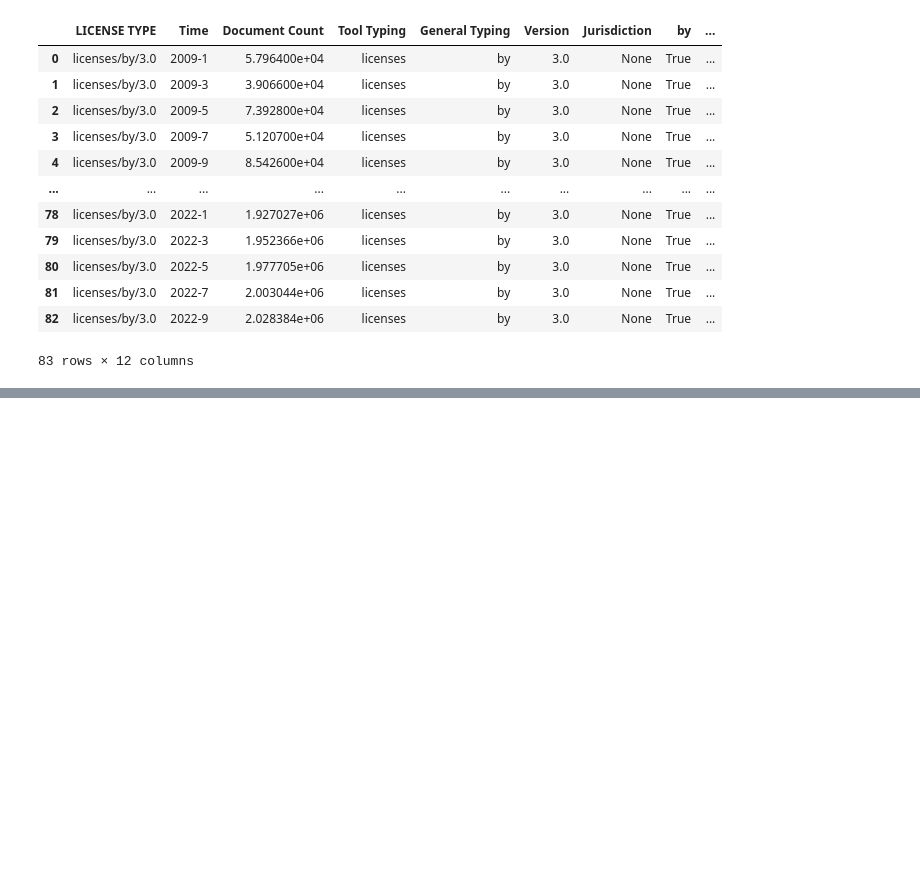
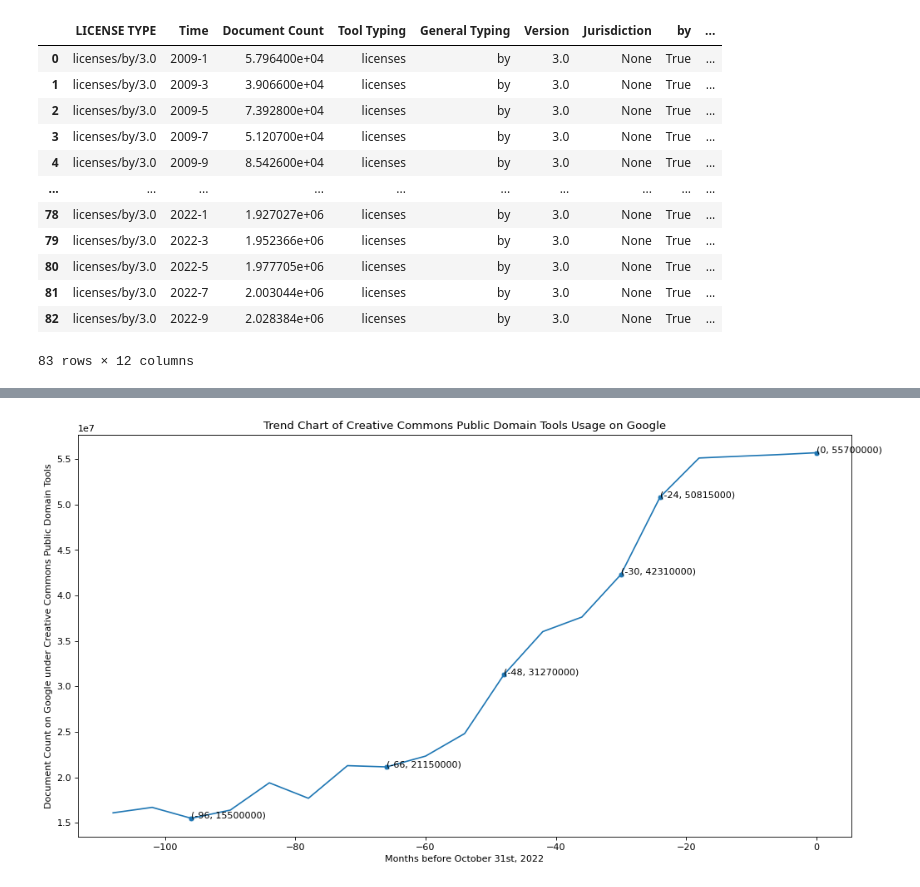
Before and after one commit to creativecommons/quantifying, a Jupyter notebook: visualization/visualization_engineering.ipynb, the cells around one changed output, grey strips where cells are left out. Cells and saved outputs as stored; diff of their text form; code cells hidden in the pictures; blank space fills up the shorter version.

Commit message:
Updated framework for Visualization 1, 2

```diff
--- a/visualization/visualization_engineering.ipynb
+++ b/visualization/visualization_engineering.ipynb
@@ -283,11 +285,13 @@ raw_google_time_diff = raw_google_time_diff\
     .set_index("LICENSE TYPE")
 raw_google_time_diff.columns = raw_google_time_diff.columns.astype(int)
 raw_google_time_diff = raw_google_time_diff.sort_index(axis=1)
-raw_google_time_diff = raw_google_time_diff.rename(
+
+raw_google_time_diff_lbled = raw_google_time_diff.rename(
     columns = {i: f"month {i - 6} to {i}" for i in raw_google_time_diff.columns}
 )
-raw_google_time_diff = raw_google_time_diff.reset_index()
-raw_google_time_diff.head()
+raw_google_time_diff_lbled = raw_google_time_diff_lbled.reset_index()
+raw_google_time_diff_lbled["Base"] = raw_google_time_data["0"] - raw_google_time_data["114"]
+raw_google_time_diff_lbled.head()
 # %% [output]
 |  | LICENSE TYPE | month 0 to 6 | month 6 to 12 | month 12 to 18 | month 18 to 24 | month 24 to 30 | ... |
 | 0 | all | 27100000 | 29900000 | 42000000 | 55000000 | 48000000 | ... |
@@ -297,0 +303,4 @@ raw_google_time_diff.head()
+# %%
+raw_google_time_diff = raw_google_time_diff.reset_index()
+raw_google_time_diff[120] = raw_google_time_data["0"] - raw_google_time_data["114"]
+raw_google_time_diff.head()
@@ -731,0 +776,32 @@ youtube_time_licensed_linear_imputed
+# %%
+def find_closest_neighbor(data, num):
+    return abs(data[data >= num] - num).sort_values().index[0]
+# %%
+def generate_diagram_one(row_data, license_name, milestone_unit):
+    google_time_all_series = pd.Series(row_data)
+    google_time_all_series.index = google_time_all_series.index * -1 + 6
+    google_time_all_series_figs = plt.subplots(figsize=(15, 8), dpi=80)
+    google_time_all_toplot = google_time_all_series[::-1].cumsum()[1:]
+    google_time_all_milestone = [
+        find_closest_neighbor(google_time_all_toplot, i)
+        for i in range(
+            min(google_time_all_toplot) // (milestone_unit) * (milestone_unit),
+            max(google_time_all_toplot),
+            milestone_unit
+        )
+    ] + [google_time_all_toplot.index[-1]]
+    sns.lineplot(google_time_all_toplot, ax = google_time_all_series_figs[1])
+    sns.scatterplot(google_time_all_toplot.loc[google_time_all_milestone], ax = google_time_all_series_figs[1])
+    for i in google_time_all_milestone:
+        plt.annotate(f"{(i, google_time_all_toplot.loc[i])}", (i, google_time_all_toplot.loc[i]))
+    plt.xlabel("Months before October 31st, 2022")
+    plt.ylabel(f"Document Count on Google under {license_name}")
+    plt.title(f"Trend Chart of {license_name} Usage on Google")
+# %%
+google_time_diff_publicdomain = google_time_diff\
+    .loc[google_time_diff["Tool Typing"] == "publicdomain"]\
+    .iloc[:, 1:-9].sum(axis = 0)
+
+generate_diagram_one(google_time_diff_publicdomain, "Creative Commons Public Domain Tools", 10 ** 7)
+# %% [output]
+[figure, added]
```
Also changed, not shown: parts of 21 cells of this notebook, 1 other file.
